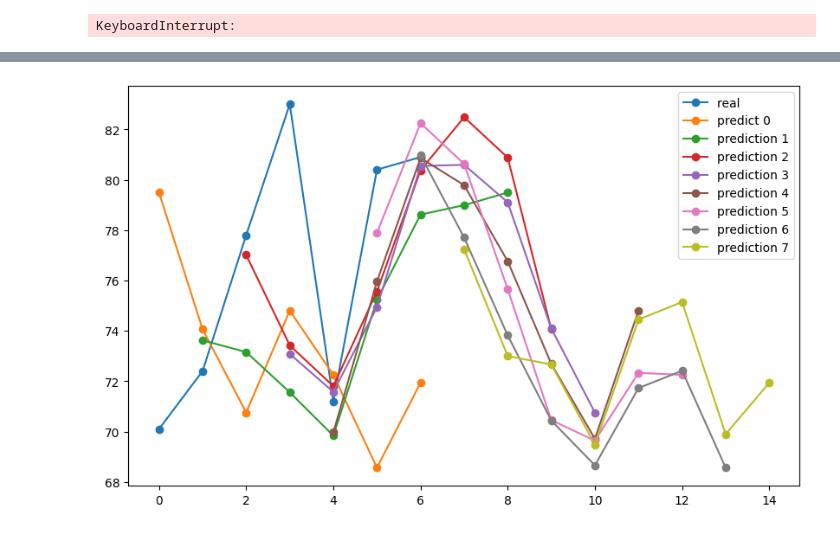
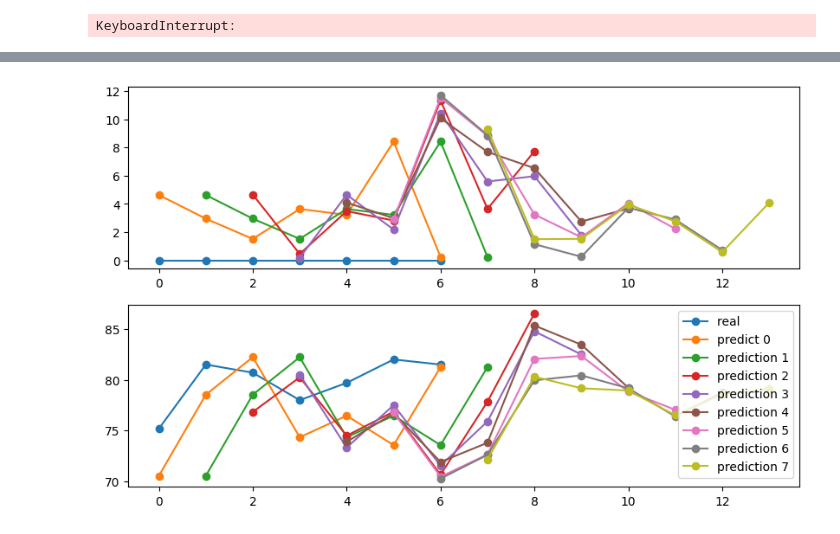
Before and after one commit to 10udCryp7/-Lab-Research-IOT-Weather-Tracking-for-Agriculture, a Jupyter notebook: Train Data/NewModel.ipynb, the cells around one changed output, grey strips where cells are left out. Saved outputs shown, nothing was run; the diff lists cells and outputs as text; code cells hidden in the pictures.

```diff
--- a/Train Data/NewModel.ipynb
+++ b/Train Data/NewModel.ipynb
@@ -413,7 +413,7 @@ def example(self):
   result = getattr(self, '_example', None)
   if result is None:
     # No example batch was found, so get one from the `.train` dataset
-    result = next(iter(self.train))
+    result = next(iter(self.test))
     # And cache it for next time
     self._example = result
   return result
@@ -469,7 +467,7 @@ window.plot(linear)
 # %%
 OUT_STEPS = 7
 data_train = ['humidity']
-multi_window = WindowGenerator(input_width = 60,
+multi_window = WindowGenerator(input_width = 7,
                                label_width=OUT_STEPS,
                                shift=OUT_STEPS, label_columns=data_train)
 
@@ -645,36 +648,60 @@ def unnorm(data, data_train=data_train[0]):
     data_unnorm = (data * train_std[data_train]) + train_mean[data_train]
     return data_unnorm
 
+
+print(train_mean)
 it = iter(ds_test)
-for i in range(200):
+num_plot = 1
+num_sample = 15
+for k in range(0, 2*num_plot, 2):
+    for i in range(k*num_sample):
+        input, output = next(it)
     input, output = next(it)
-input, output = next(it)
-prediction = multi_lstm_model(input)
-output_unnorm = unnorm(output)
-prediction_unnorm = unnorm(prediction)
-data_plot = []
-data_plot.append(prediction_unnorm[0, :, 0])
-# plt.plot(np.arange(0,10),output_unnorm[0,:,0], label = "real")
-
-
-for i in range(7):
-
-    input, output = next(it)
-
     prediction = multi_lstm_model(input)
     output_unnorm = unnorm(output)
     prediction_unnorm = unnorm(prediction)
-    data_plot.append(prediction_unnorm[0, :, 0])
-#     plt.plot(np.arange(i+1,i+11),prediction_unnorm[0,:,0], label = f"prediction {i+1}")
-data_stack = tf.stack(data_plot)
-data_stack_tranpose = data_stack.numpy().transpose()
+    data_plot = []
+    # data_plot.append(prediction_unnorm[0, :, 0])
+    data_output = []
+    # data_output.append(output_unnorm[0, :, 0])
+    # plt.plot(np.arange(0,10),output_unnorm[0,:,0], label = "real")
 
-plt.plot(np.arange(0, 7),output_unnorm[0,:,0], label = f"real ", marker = 'o')
-plt.plot(np.arange(0, 7),prediction_unnorm[0,:,0], label = f"predict 0 ", marker = 'o')
-# print(data_stack_tranpose.shape[0))
-for i in range(data_stack_tranpose.shape[0]):
-    plt.plot(np.arange(i + 1, i + 1 + data_stack_tranpose.shape[1]),
-             data_stack_tranpose[i, :], label=f"prediction {i + 1}", marker = 'o')
+    for i in range(7):
 
-plt.legend()
+        input, output = next(it)
+
+        prediction = multi_lstm_model(input)
+        output_unnorm = unnorm(output)
+        prediction_unnorm = unnorm(prediction)
+        print(f"{i}: {output_unnorm[0, :, 0]} {prediction_unnorm[0, :, 0]}")
+        data_plot.append(prediction_unnorm[0, :, 0])
+        data_output.append(output_unnorm[0, :, 0])
+    #     plt.plot(np.arange(i+1,i+11),prediction_unnorm[0,:,0], label = f"prediction {i+1}")
+    data_stack = tf.stack(data_plot)
+    data_stack_tranpose = data_stack.numpy().transpose()
+    data_stack_out = tf.stack(data_output)
+    data_stack_out_trans = data_stack_out.numpy().transpose()
+    plt.subplot(num_plot*2, 1, k+1)
+    plt.plot(np.arange(0, 7), abs(tf.cast(data_stack_out_trans[0, :], tf.float32) - tf.cast(
+        data_stack_out_trans[0, :], tf.float32)), label=f"real ", marker='o')
+    plt.plot(np.arange(0, 7), abs(tf.cast(data_stack_tranpose[0, :], tf.float32) - tf.cast(
+        data_stack_out_trans[0, :], tf.float32)), label=f"predict 0 ", marker='o')
+    # print(data_stack_tranpose.shape[0))
+    for i in range(data_stack_tranpose.shape[0]):
+        predict_val = tf.cast(data_stack_tranpose[i, :], tf.float32)
+        output_val = tf.cast(data_stack_out_trans[i, :], tf.float32)
+        plt.plot(np.arange(i + 1, i + 1 + data_stack_tranpose.shape[1]),
+                 abs(predict_val - output_val), label=f"prediction {i + 1}", marker='o')
+        print(f"{i}: {predict_val} {output_val} {abs(predict_val - output_val)}" )
+    plt.subplot(num_plot*2, 1, k+2)
+    plt.plot(np.arange(0, 7),
+             data_stack_out_trans[0, :], label=f"real ", marker='o')
+    plt.plot(np.arange(0, 7), tf.cast(
+        data_stack_tranpose[0, :], tf.float32), label=f"predict 0 ", marker='o')
+    # print(data_stack_tranpose.shape[0))
+    for i in range(data_stack_tranpose.shape[0]):
+        plt.plot(np.arange(i + 1, i + 1 + data_stack_tranpose.shape[1]),
+                 tf.cast(data_stack_tranpose[i, :], tf.float32), label=f"prediction {i + 1}", marker='o')
+        print(f"{i}: {tf.cast(data_stack_tranpose[i, :], tf.float32)} " )
+plt.legend(loc='upper right')
 # %% [output]
@@ -682 +726 @@ plt.legend()
-[figure, old version]
+[figure, new version]
```
Also changed, not shown: parts of 10 cells of this notebook.
